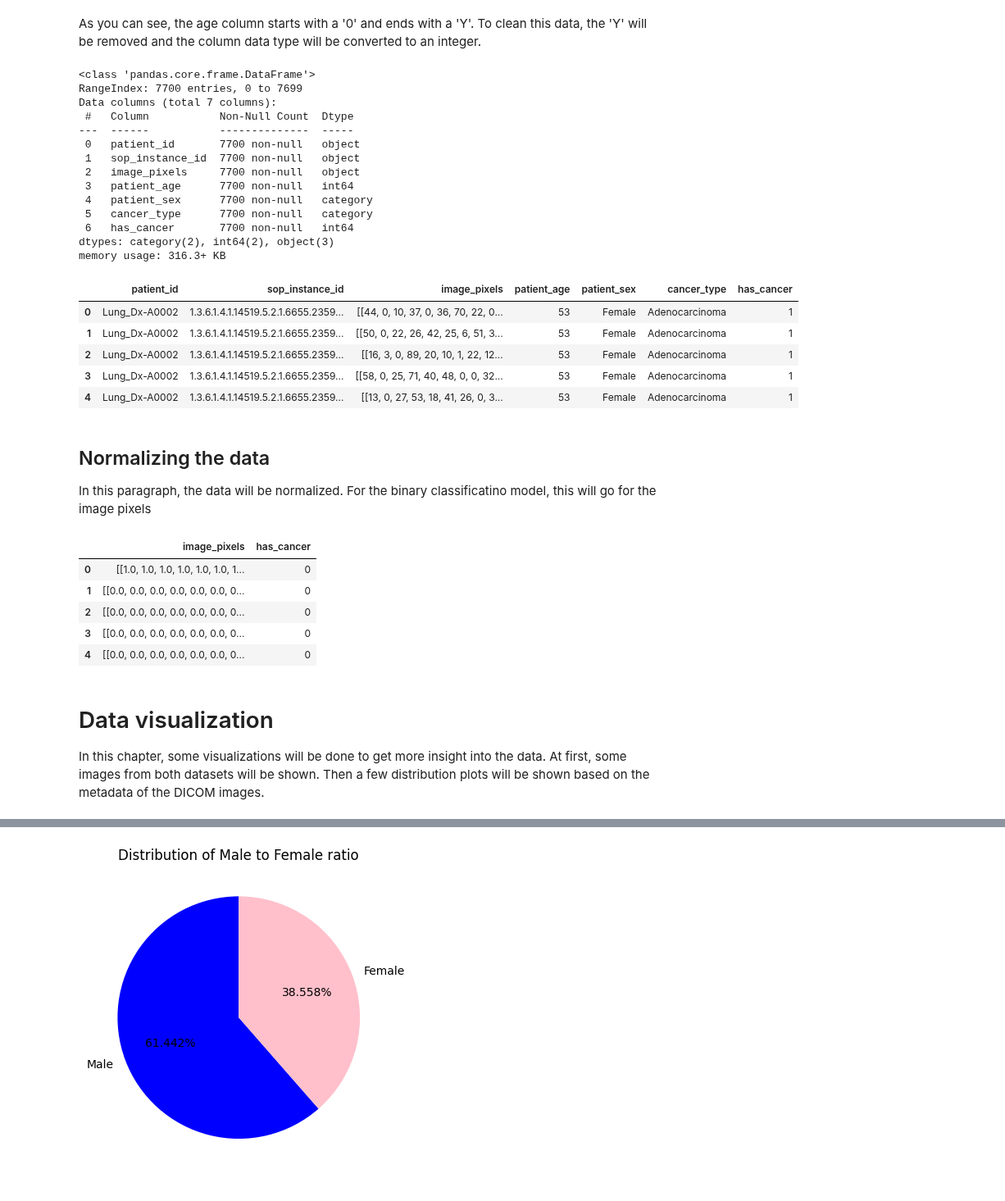
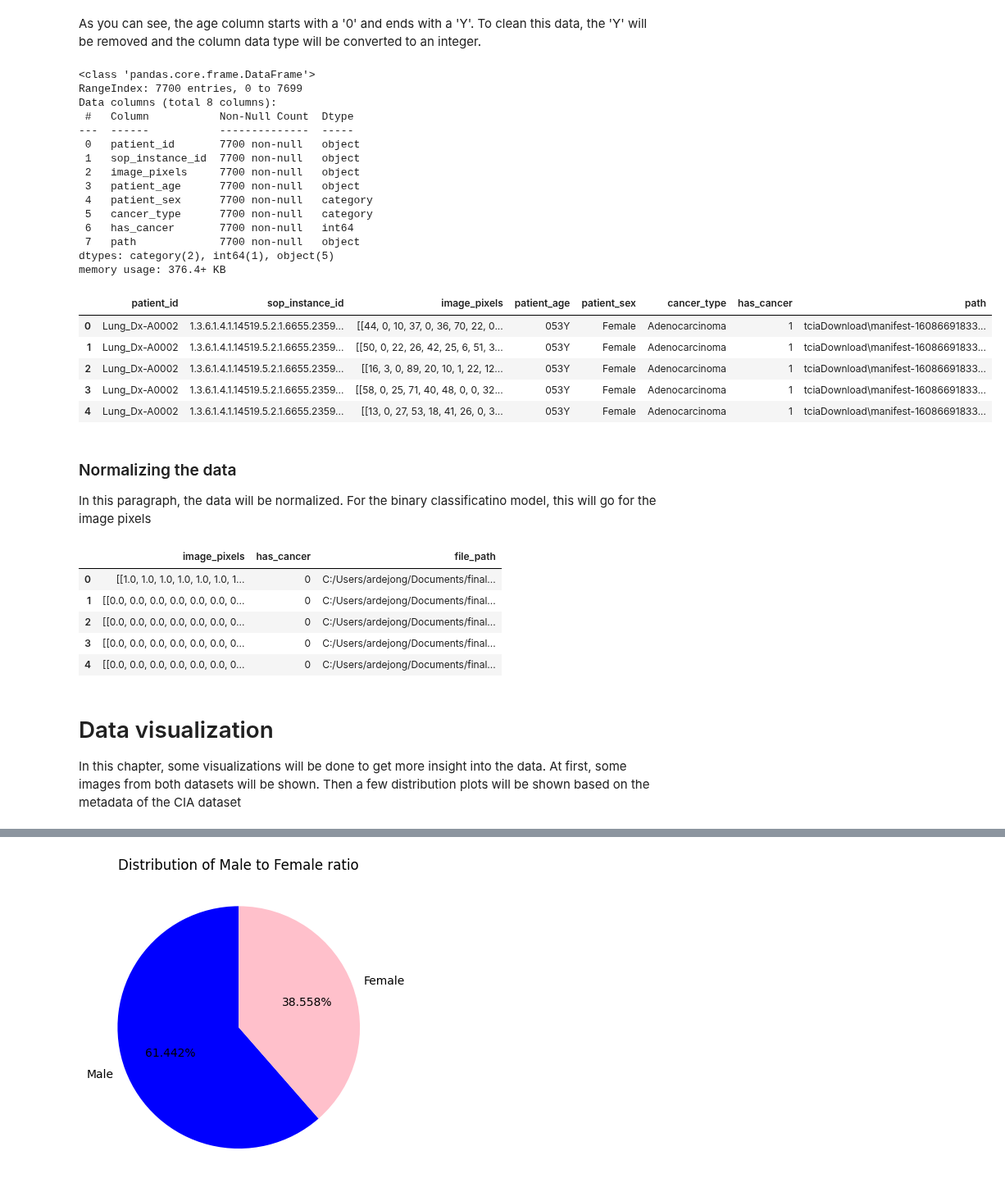
Before and after one commit to arondejong99/final-project-elu, a Jupyter notebook: final-project.ipynb, the cells around one changed output, grey strips where cells are left out. Shown at 82% size. Drawn from its saved outputs; the diff is of its cells as text; code cells hidden in the pictures.

```diff
--- a/final-project.ipynb
+++ b/final-project.ipynb
@@ -60,13 +66,15 @@ Execution time: 120.28319764137268 seconds
 # %%
 # Put created lists into dataframe
 # Set the has_cancer column manually to 1, since this contains data with patients that have the disease
-colNames = ["patient_id", "sop_instance_id", "image_pixels", "patient_age", "patient_sex", "cancer_type", 'has_cancer']
-data = [patient_id, sop_instance_uid, pixels, age, sex, cancer_type, 1]
+colNames = ["patient_id", "sop_instance_id", "image_pixels", "patient_age", "patient_sex", "cancer_type", 'has_cancer', 'path']
+data = [patient_id, sop_instance_uid, pixels, age, sex, cancer_type, 1, pathFiles]
 
 df_sick_lungs = pd.DataFrame()
 
 for colName, values in tqdm(zip(colNames, data)):
     df_sick_lungs[colName] = values
 
+# Display the first few rows and column information
 display(df_sick_lungs.head())
+print(df_sick_lungs.info())
 # %% [output]
@@ -170,54 +214,55 @@ cols = ['patient_sex', 'cancer_type']
 dict_sex = {"M": "Male", "F": "Female"}
 dict_cancer_type = {'A': "Adenocarcinoma", 'B': "Small Cell Carcinoma", 'E': "Large Cell Carcinoma", "G": "Squamous Cell Carcinoma"}
 
-df = df_sick_lungs.replace({cols[0]: dict_sex, cols[1]: dict_cancer_type})
+df_sick_lungs = df_sick_lungs.replace({cols[0]: dict_sex, cols[1]: dict_cancer_type})
 
 # Turn PatientSex and CancerType into categorical columns
-df[cols] = df[cols].astype('category')
+df_sick_lungs[cols] = df_sick_lungs[cols].astype('category')
 
-df.info()
+df_sick_lungs.info()
 # %% [output]
 <class 'pandas.core.frame.DataFrame'>
 RangeIndex: 7700 entries, 0 to 7699
-Data columns (total 7 columns):
+Data columns (total 8 columns):
  #   Column           Non-Null Count  Dtype
 ---  ------           --------------  -----
  0   patient_id       7700 non-null   object
  1   sop_instance_id  7700 non-null   object
  2   image_pixels     7700 non-null   object
- 3   patient_age      7700 non-null   int64
+ 3   patient_age      7700 non-null   object
  4   patient_sex      7700 non-null   category
  5   cancer_type      7700 non-null   category
  6   has_cancer       7700 non-null   int64
-dtypes: category(2), int64(2), object(3)
-memory usage: 316.3+ KB
+ 7   path             7700 non-null   object
+dtypes: category(2), int64(1), object(5)
+memory usage: 376.4+ KB
 # %%
-df.head()
+df_sick_lungs.head()
 # %% [output]
-|  | patient_id | sop_instance_id | image_pixels | patient_age | patient_sex | cancer_type | has_cancer |
-| 0 | Lung_Dx-A0002 | 1.3.6.1.4.1.14519.5.2.1.6655.2359... | [[44, 0, 10, 37, 0, 36, 70, 22, 0... | 53 | Female | Adenocarcinoma | 1 |
-| 1 | Lung_Dx-A0002 | 1.3.6.1.4.1.14519.5.2.1.6655.2359... | [[50, 0, 22, 26, 42, 25, 6, 51, 3... | 53 | Female | Adenocarcinoma | 1 |
-| 2 | Lung_Dx-A0002 | 1.3.6.1.4.1.14519.5.2.1.6655.2359... | [[16, 3, 0, 89, 20, 10, 1, 22, 12... | 53 | Female | Adenocarcinoma | 1 |
-| 3 | Lung_Dx-A0002 | 1.3.6.1.4.1.14519.5.2.1.6655.2359... | [[58, 0, 25, 71, 40, 48, 0, 0, 32... | 53 | Female | Adenocarcinoma | 1 |
-| 4 | Lung_Dx-A0002 | 1.3.6.1.4.1.14519.5.2.1.6655.2359... | [[13, 0, 27, 53, 18, 41, 26, 0, 3... | 53 | Female | Adenocarcinoma | 1 |
+|  | patient_id | sop_instance_id | image_pixels | patient_age | patient_sex | cancer_type | has_cancer | path |
+| 0 | Lung_Dx-A0002 | 1.3.6.1.4.1.14519.5.2.1.6655.2359... | [[44, 0, 10, 37, 0, 36, 70, 22, 0... | 053Y | Female | Adenocarcinoma | 1 | tciaDownload\manifest-16086691833... |
+| 1 | Lung_Dx-A0002 | 1.3.6.1.4.1.14519.5.2.1.6655.2359... | [[50, 0, 22, 26, 42, 25, 6, 51, 3... | 053Y | Female | Adenocarcinoma | 1 | tciaDownload\manifest-16086691833... |
+| 2 | Lung_Dx-A0002 | 1.3.6.1.4.1.14519.5.2.1.6655.2359... | [[16, 3, 0, 89, 20, 10, 1, 22, 12... | 053Y | Female | Adenocarcinoma | 1 | tciaDownload\manifest-16086691833... |
+| 3 | Lung_Dx-A0002 | 1.3.6.1.4.1.14519.5.2.1.6655.2359... | [[58, 0, 25, 71, 40, 48, 0, 0, 32... | 053Y | Female | Adenocarcinoma | 1 | tciaDownload\manifest-16086691833... |
+| 4 | Lung_Dx-A0002 | 1.3.6.1.4.1.14519.5.2.1.6655.2359... | [[13, 0, 27, 53, 18, 41, 26, 0, 3... | 053Y | Female | Adenocarcinoma | 1 | tciaDownload\manifest-16086691833... |
 # %% [markdown]
-## Normalizing the data
+### Normalizing the data
 In this paragraph, the data will be normalized. For the binary classificatino model, this will go for the image pixels
 # %%
 # Normalize the data for the binary classification dataframe
-df_normal_lungs['image_pixels'] = df_normal_lungs.image_pixels / 255
+df_lungs_binary['image_pixels'] = df_lungs_binary.image_pixels / 255
 
-df_normal_lungs.head()
+df_lungs_binary.head()
 # %% [output]
-|  | image_pixels | has_cancer |
-| 0 | [[1.0, 1.0, 1.0, 1.0, 1.0, 1.0, 1... | 0 |
-| 1 | [[0.0, 0.0, 0.0, 0.0, 0.0, 0.0, 0... | 0 |
-| 2 | [[0.0, 0.0, 0.0, 0.0, 0.0, 0.0, 0... | 0 |
-| 3 | [[0.0, 0.0, 0.0, 0.0, 0.0, 0.0, 0... | 0 |
-| 4 | [[0.0, 0.0, 0.0, 0.0, 0.0, 0.0, 0... | 0 |
+|  | image_pixels | has_cancer | file_path |
+| 0 | [[1.0, 1.0, 1.0, 1.0, 1.0, 1.0, 1... | 0 | C:/Users/ardejong/Documents/final... |
+| 1 | [[0.0, 0.0, 0.0, 0.0, 0.0, 0.0, 0... | 0 | C:/Users/ardejong/Documents/final... |
+| 2 | [[0.0, 0.0, 0.0, 0.0, 0.0, 0.0, 0... | 0 | C:/Users/ardejong/Documents/final... |
+| 3 | [[0.0, 0.0, 0.0, 0.0, 0.0, 0.0, 0... | 0 | C:/Users/ardejong/Documents/final... |
+| 4 | [[0.0, 0.0, 0.0, 0.0, 0.0, 0.0, 0... | 0 | C:/Users/ardejong/Documents/final... |
 # %% [markdown]
 # Data visualization
-In this chapter, some visualizations will be done to get more insight into the data. At first, some images from both datasets will be shown. Then a few distribution plots will be shown based on the metadata of the DICOM images.
+In this chapter, some visualizations will be done to get more insight into the data. At first, some images from both datasets will be shown. Then a few distribution plots will be shown based on the metadata of the CIA dataset
 # %%
 # Create function that shows the distribution between a set of columns
 def distributionPlot(x, colors, labels, title):
```
Also changed, not shown: parts of 33 cells of this notebook.
